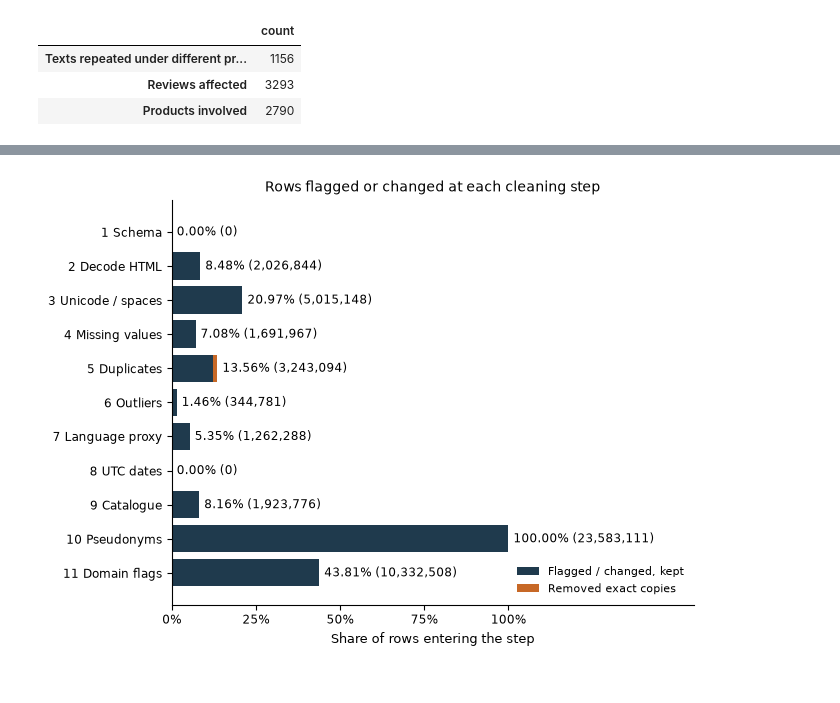
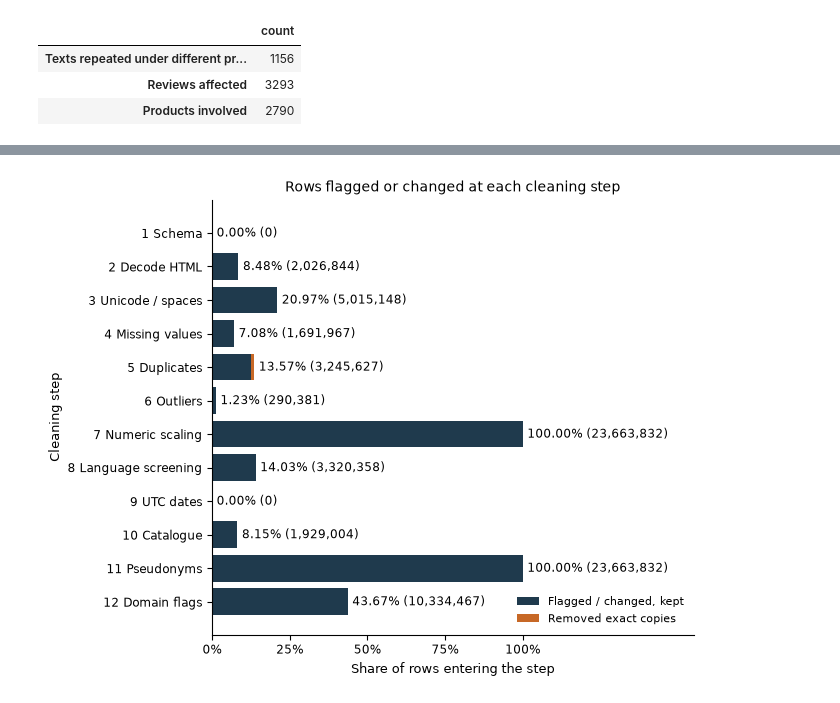
Before and after one commit to Pawansingh3889/yuvaintern, a Jupyter notebook: complaint_detection.ipynb, the cells around one changed output, grey strips where cells are left out. Cells and saved outputs as stored; diff of their text form; code cells hidden in the pictures.

```diff
--- a/complaint_detection.ipynb
+++ b/complaint_detection.ipynb
@@ -1093,7 +1093,7 @@ fig, axes = plt.subplots(2, 1, figsize=(10, 6), sharex=True)
 for ax, column, colour in [(axes[0], 'all reviews', GREY), (axes[1], 'safety-word reviews', INK)]:
     ax.bar(quarterly.index, quarterly[column], width=70, color=colour)
     ax.axvline(case_recall, color='#333333', linestyle='--', linewidth=1)
-    ax.set(ylabel='Reviews per quarter', title=column.capitalize())
+    ax.set(xlabel='Calendar quarter (UTC)', ylabel='Reviews per quarter', title=column.capitalize())
 axes[0].text(case_recall, axes[0].get_ylim()[1] * 0.9, ' Recall, 4 March 2022', fontsize=9)
 fig.suptitle(f'Reviews of products matching "{CASE_LINE}", by quarter')
 fig.tight_layout()
@@ -1922,7 +1922,8 @@ import subprocess
 import sys
 
 cleaning_evidence = [PROCESSED / name for name in
-                     ['cleaning_log.csv', 'cleaning_metrics.json', 'cleaning_flag_by_rating.csv']]
+                     ['cleaning_log.csv', 'cleaning_metrics.json',
+                      'cleaning_flag_by_rating.csv', 'language_validation.csv']]
 if not all(path.is_file() for path in cleaning_evidence):
     if any(path.exists() for path in cleaning_evidence):
         raise RuntimeError('Incomplete cleaning evidence; inspect the full run before continuing.')
@@ -1935,8 +1936,19 @@ cleaning_metrics = json.loads(cleaning_evidence[1].read_text())
 assert cleaning_metrics['input_rows'] - cleaning_metrics['removed_exact_duplicates'] == cleaning_metrics['retained_rows']
 assert cleaning_log.loc[cleaning_log['step'].eq('duplicates'), 'rows_out'].item() == cleaning_metrics['retained_rows']
 display(cleaning_log)
+dedup = cleaning_metrics['deduplication_audit']
+print(f"Copies removed: {cleaning_metrics['removed_exact_duplicates']:,}; "
+      f"old rule: {dedup['old_rule_removed_rows']:,}; "
+      f"independent reviews preserved: {dedup['independent_reviews_preserved']:,}")
+print(f"Old-rule removals from other reviewers: {dedup['old_rule_other_reviewer_rows']:,}")
 print('Language method:', cleaning_metrics['language_method'])
-for flag in ['language_non_english', 'language_unknown', 'catalogue_unmatched']:
+display(pd.read_csv(cleaning_evidence[3]))
+for result in cleaning_metrics['language_validation']:
+    print(f"Seed {result['seed']}: n={result['sample_size']:,}; "
+          f"weighted precision={result['precision']:.2%}; recall={result['recall']:.2%}")
+display(pd.DataFrame(cleaning_metrics['numeric_scaling']).T)
+for flag in ['dup_same_text_other_reviewer', 'language_non_english',
+             'language_unknown', 'catalogue_unmatched']:
     count = cleaning_metrics['flag_counts'][flag]
     print(f"{flag}: {count:,} ({count / cleaning_metrics['retained_rows']:.2%} of retained reviews)")
 # %% [output]
@@ -1959,29 +1987,30 @@ catalogue_unmatched: 0 (0.00% of retained reviews)
 # %%
 from matplotlib.ticker import PercentFormatter
 
 labels = ["1 Schema", "2 Decode HTML", "3 Unicode / spaces", "4 Missing values",
-          "5 Duplicates", "6 Outliers", "7 Language proxy", "8 UTC dates",
-          "9 Catalogue", "10 Pseudonyms", "11 Domain flags"]
+          "5 Duplicates", "6 Outliers", "7 Numeric scaling", "8 Language screening",
+          "9 UTC dates", "10 Catalogue", "11 Pseudonyms", "12 Domain flags"]
 affected = cleaning_log["rows_flagged"]
 removed = cleaning_log["rows_in"] - cleaning_log["rows_out"]
 shares = affected.div(cleaning_log["rows_in"]).mul(100)
 removed_shares = removed.div(cleaning_log["rows_in"]).mul(100)
-fig, ax = plt.subplots(figsize=(6.7, 4.9))
+fig, ax = plt.subplots(figsize=(6.7, 5.2))
 ax.barh(labels, shares - removed_shares, color="#1F3A4D", label="Flagged / changed, kept")
 ax.barh(labels, removed_shares, left=shares - removed_shares,
         color="#C76826", label="Removed exact copies")
 for y, (share, count) in enumerate(zip(shares, affected)):
     ax.text(share + 1.5, y, f"{share:.2f}% ({count:,})", va="center", fontsize=8.5)
 ax.invert_yaxis()
 ax.set_xlim(0, 155)
 ax.set_xticks([0, 25, 50, 75, 100])
 ax.xaxis.set_major_formatter(PercentFormatter(xmax=100, decimals=0))
 ax.tick_params(labelsize=8.5)
 ax.set_xlabel("Share of rows entering the step", fontsize=9)
+ax.set_ylabel("Cleaning step", fontsize=9)
 ax.set_title("Rows flagged or changed at each cleaning step", fontsize=10)
 ax.spines[["top", "right"]].set_visible(False)
 ax.legend(loc="lower right", fontsize=8, frameon=False)
 fig.tight_layout(pad=0.8)
 plt.show()
 # %% [output]
-[figure, old version]
+[figure, new version]
```
Also changed, not shown: parts of 8 cells of this notebook, 1 other file.
